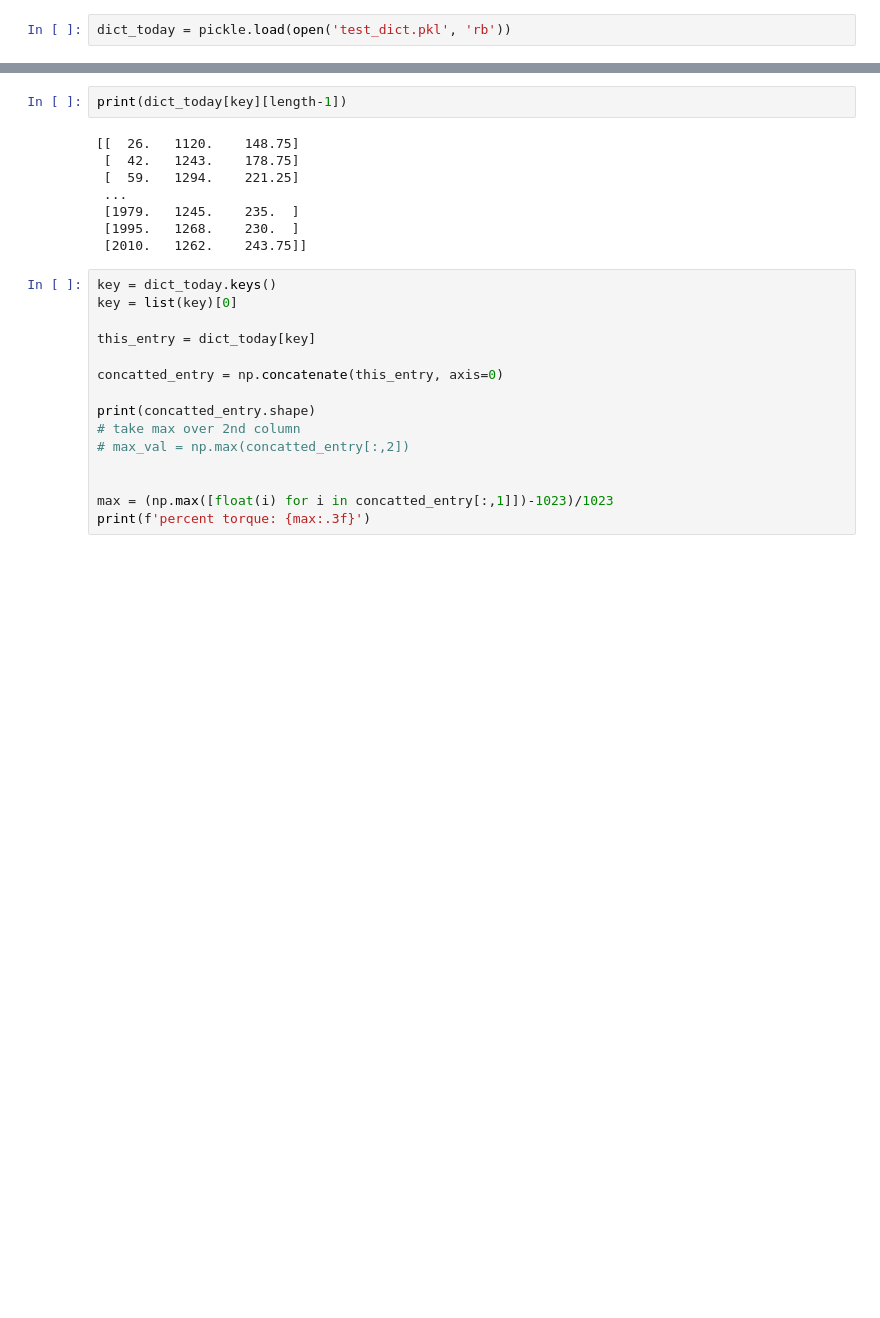
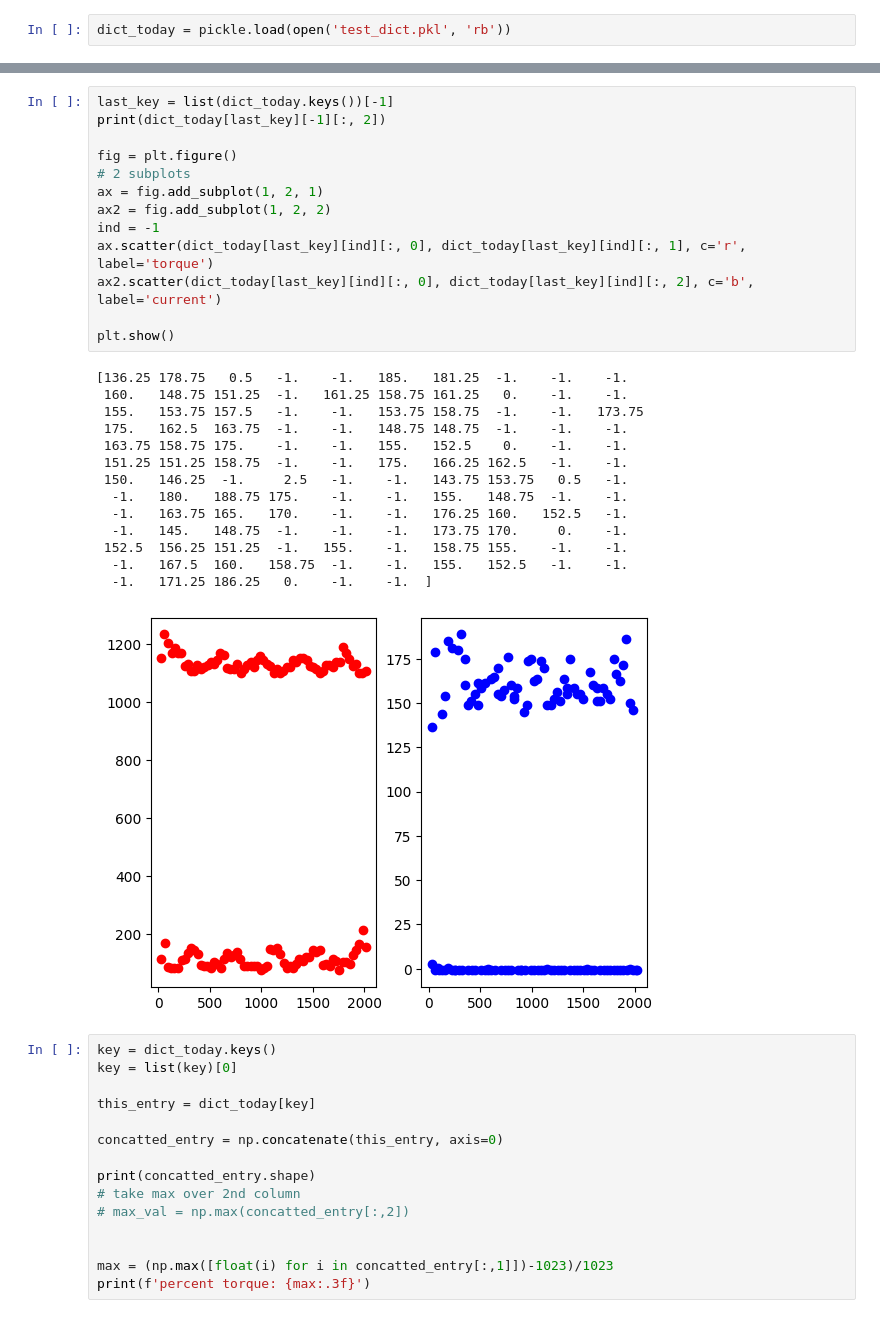
Before and after one commit to c-y-i/Mod_DOE, a Jupyter notebook: scratch.ipynb, the cells around one changed output, grey strips where cells are left out. Drawn from its saved outputs; the diff is of its cells as text; blank space fills up the shorter version.

```diff
--- a/scratch.ipynb
+++ b/scratch.ipynb
@@ -80,13 +52,31 @@ test393
-# %%
-print(dict_today[key][length-1])
-# %% [output]
-[[  26.   1120.    148.75]
- [  42.   1243.    178.75]
- [  59.   1294.    221.25]
- ...
- [1979.   1245.    235.  ]
- [1995.   1268.    230.  ]
- [2010.   1262.    243.75]]
+# %%
+last_key = list(dict_today.keys())[-1]
+print(dict_today[last_key][-1][:, 2])
+
+fig = plt.figure()
+# 2 subplots
+ax = fig.add_subplot(1, 2, 1)
+ax2 = fig.add_subplot(1, 2, 2)
+ind = -1
+ax.scatter(dict_today[last_key][ind][:, 0], dict_today[last_key][ind][:, 1], c='r', label='torque')
+ax2.scatter(dict_today[last_key][ind][:, 0], dict_today[last_key][ind][:, 2], c='b', label='current')
+
+plt.show()
+# %% [output]
+[136.25 178.75   0.5   -1.    -1.   185.   181.25  -1.    -1.    -1.
+ 160.   148.75 151.25  -1.   161.25 158.75 161.25   0.    -1.    -1.
+ 155.   153.75 157.5   -1.    -1.   153.75 158.75  -1.    -1.   173.75
+ 175.   162.5  163.75  -1.    -1.   148.75 148.75  -1.    -1.    -1.
+ 163.75 158.75 175.    -1.    -1.   155.   152.5    0.    -1.    -1.
+ 151.25 151.25 158.75  -1.    -1.   175.   166.25 162.5   -1.    -1.
+ 150.   146.25  -1.     2.5   -1.    -1.   143.75 153.75   0.5   -1.
+  -1.   180.   188.75 175.    -1.    -1.   155.   148.75  -1.    -1.
+  -1.   163.75 165.   170.    -1.    -1.   176.25 160.   152.5   -1.
+  -1.   145.   148.75  -1.    -1.    -1.   173.75 170.     0.    -1.
+ 152.5  156.25 151.25  -1.   155.    -1.   158.75 155.    -1.    -1.
+  -1.   167.5  160.   158.75  -1.    -1.   155.   152.5   -1.    -1.
+  -1.   171.25 186.25   0.    -1.    -1.  ]
+[figure, added]
 # %%
 key = dict_today.keys()
 key = list(key)[0]
```
Also changed, not shown: parts of 20 cells of this notebook.
